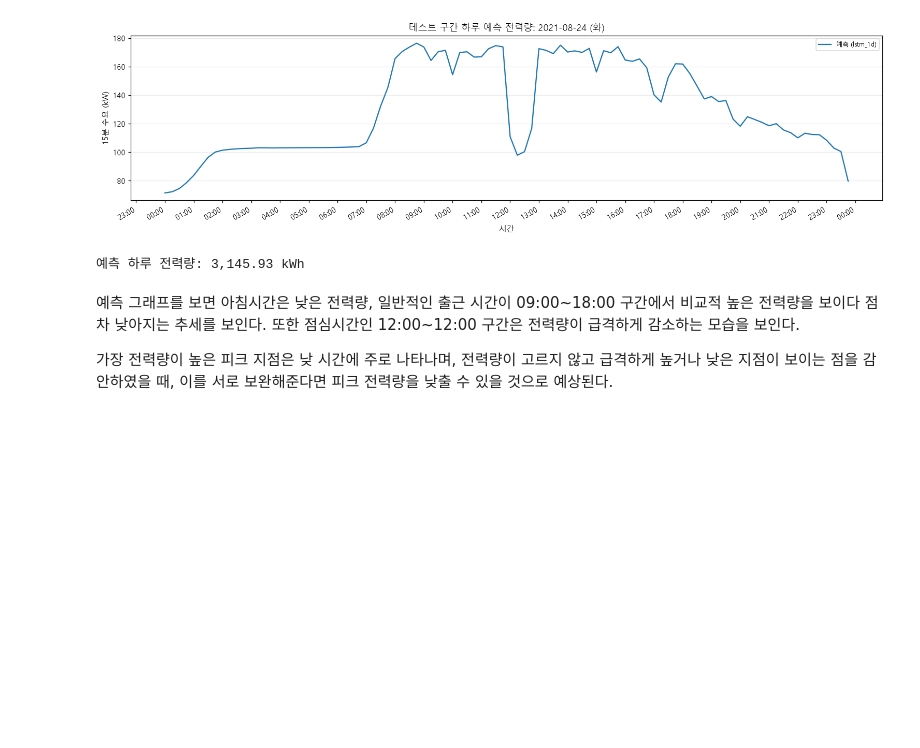
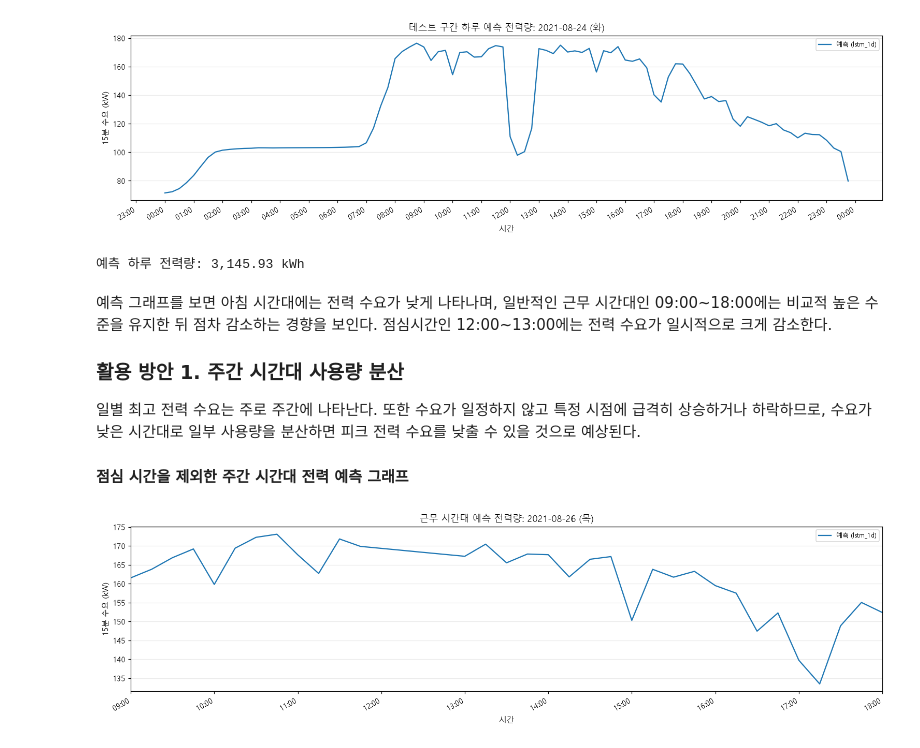
Before and after one commit to Jon-Irenicus/kamp_ai_competition, a Jupyter notebook: notebooks/03_model_application.ipynb, the cells around one changed output. Drawn from its saved outputs; the diff is of its cells as text; code cells hidden in the pictures; blank space fills up the shorter version.

```diff
--- a/notebooks/03_model_application.ipynb
+++ b/notebooks/03_model_application.ipynb
@@ -87,6 +91,30 @@ print(f"예측 하루 전력량: {day[selected].sum() * 0.25:,.2f} kWh")
 [figure]
 예측 하루 전력량: 3,145.93 kWh
 # %% [markdown]
-예측 그래프를 보면 아침시간은 낮은 전력량, 일반적인 출근 시간이 09:00~18:00 구간에서 비교적 높은 전력량을 보이다 점차 낮아지는 추세를 보인다. 또한 점심시간인 12:00~12:00 구간은 전력량이 급격하게 감소하는 모습을 보인다.
+예측 그래프를 보면 아침 시간대에는 전력 수요가 낮게 나타나며, 일반적인 근무 시간대인 09:00~18:00에는 비교적 높은 수준을 유지한 뒤 점차 감소하는 경향을 보인다. 점심시간인 12:00~13:00에는 전력 수요가 일시적으로 크게 감소한다.
 
-가장 전력량이 높은 피크 지점은 낮 시간에 주로 나타나며, 전력량이 고르지 않고 급격하게 높거나 낮은 지점이 보이는 점을 감안하였을 때, 이를 서로 보완해준다면 피크 전력량을 낮출 수 있을 것으로 예상된다.
+### 활용 방안 1. 주간 시간대 사용량 분산
+
+일별 최고 전력 수요는 주로 주간에 나타난다. 또한 수요가 일정하지 않고 특정 시점에 급격히 상승하거나 하락하므로, 수요가 낮은 시간대로 일부 사용량을 분산하면 피크 전력 수요를 낮출 수 있을 것으로 예상된다.
+
+#### 점심 시간을 제외한 주간 시간대 전력 예측 그래프
+# %%
+# 근무 시간대(09:00~18:00)만 표시하고 점심시간(12:00~13:00)은 제외합니다.
+hour = day["ts"].dt.hour
+workday = day.loc[hour.between(9, 18) & ~hour.eq(12)].copy()
+
+fig, ax = plt.subplots(figsize=(14, 4))
+ax.plot(workday["ts"], workday[selected], color="tab:blue", lw=1.5, label=f"예측 ({selected})")
+ax.set_title(f"근무 시간대 예측 전력량: {TEST_DATE:%Y-%m-%d} ({DOW_KR[TEST_DATE.dayofweek + 1]})")
+ax.set_xlabel("시간")
+ax.set_ylabel("15분 수요 (kW)")
+ax.set_xlim(TEST_DATE + pd.Timedelta(hours=9), TEST_DATE + pd.Timedelta(hours=18))
+ax.xaxis.set_major_locator(plt.matplotlib.dates.HourLocator(interval=1))
+ax.xaxis.set_major_formatter(plt.matplotlib.dates.DateFormatter("%H:%M"))
+ax.grid(axis="y", alpha=0.25)
+ax.legend(fontsize=8, loc="upper right")
+fig.autofmt_xdate()
+plt.tight_layout()
+plt.show()
+# %% [output]
+[figure, added]
```
Also changed, not shown: parts of 5 cells of this notebook.
